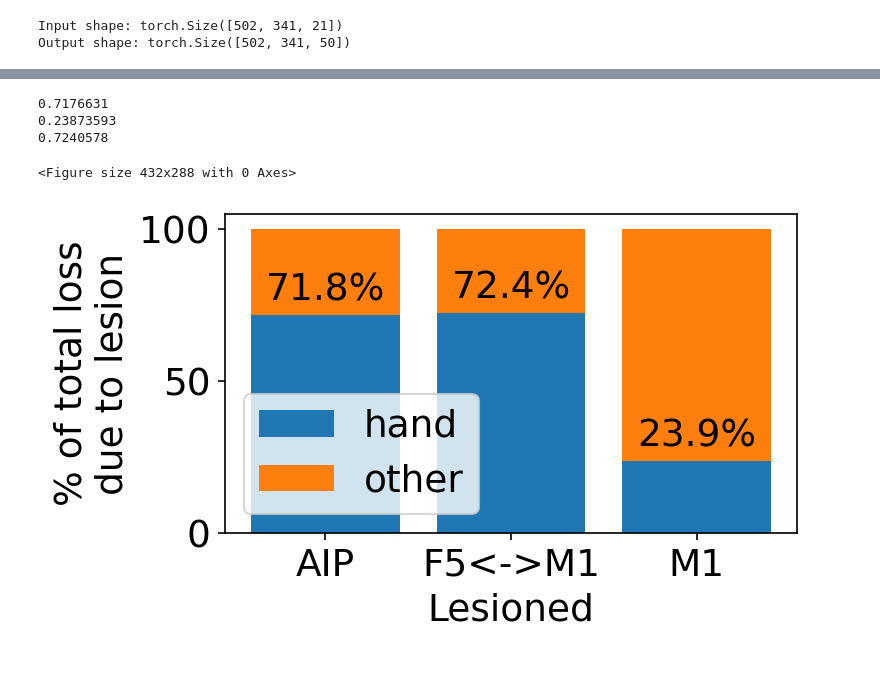
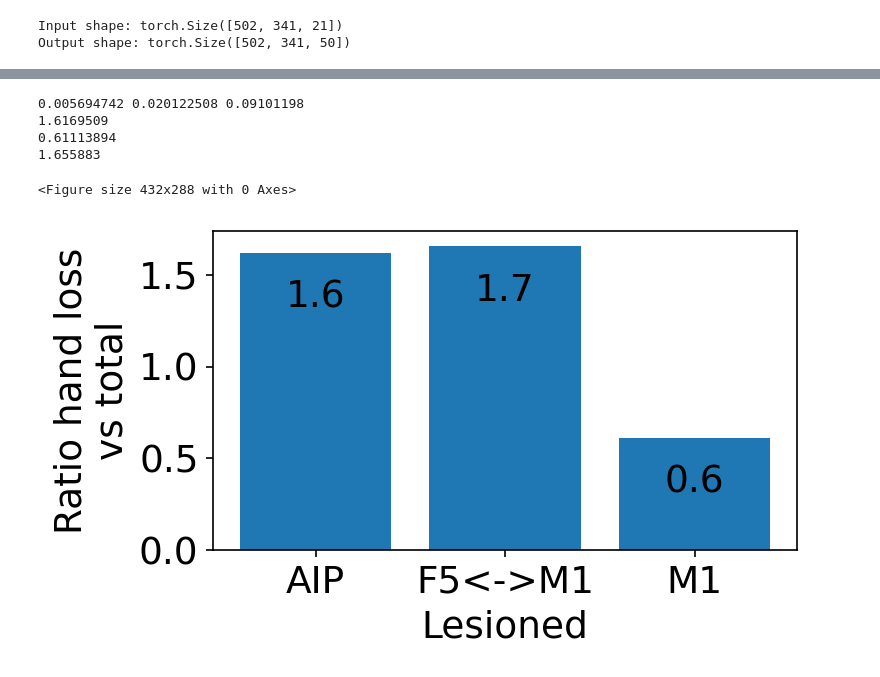
Before and after one commit to mmattb/coproc-poc, a Jupyter notebook: analyze_lesions.ipynb, the cells around one changed output, grey strips where cells are left out. Drawn from its saved outputs; the diff is of its cells as text; code cells hidden in the pictures.

```diff
--- a/analyze_lesions.ipynb
+++ b/analyze_lesions.ipynb
@@ -180,54 +180,58 @@ loss_func = torch.nn.MSELoss()
 
 losses_aip_hand = loss_func(pred_out_lesion_aip[:, :, hand_muscle_start_idx:], preds[:, :, hand_muscle_start_idx:]).cpu().detach().numpy()
 losses_aip_other = loss_func(pred_out_lesion_aip[:, :, :hand_muscle_start_idx], preds[:, :, :hand_muscle_start_idx]).cpu().detach().numpy()
+losses_aip_total = loss_func(pred_out_lesion_aip, preds).cpu().detach().numpy()
 
 losses_con_hand = loss_func(pred_out_lesion_con[:, :, hand_muscle_start_idx:], preds[:, :, hand_muscle_start_idx:]).cpu().detach().numpy()
 losses_con_other = loss_func(pred_out_lesion_con[:, :, :hand_muscle_start_idx], preds[:, :, :hand_muscle_start_idx]).cpu().detach().numpy()
+losses_con_total = loss_func(pred_out_lesion_con, preds).cpu().detach().numpy()
 
 losses_m1_hand = loss_func(pred_out_lesion_m1[:, :, hand_muscle_start_idx:], preds[:, :, hand_muscle_start_idx:]).cpu().detach().numpy()
 losses_m1_other = loss_func(pred_out_lesion_m1[:, :, :hand_muscle_start_idx], preds[:, :, :hand_muscle_start_idx]).cpu().detach().numpy()
+losses_m1_total = loss_func(pred_out_lesion_m1, preds).cpu().detach().numpy()
 
-hand_pct_aip = (losses_aip_hand / (losses_aip_hand + losses_aip_other))
-hand_pct_con = (losses_con_hand / (losses_con_hand + losses_con_other))
-hand_pct_m1 = (losses_m1_hand / (losses_m1_hand + losses_m1_other))
+
+hand_pct_aip = (losses_aip_hand / losses_aip_total)
+hand_pct_con = (losses_con_hand / losses_con_total)
+hand_pct_m1 = (losses_m1_hand / losses_m1_total)
 # %%
+print(losses_aip_total, losses_con_total, losses_m1_total)
+
 print(hand_pct_aip)
+print(hand_pct_con)
 print(hand_pct_m1)
-print(hand_pct_con)
 # %% [output]
-0.7176631
-0.23873593
-0.7240578
+0.005694742 0.020122508 0.09101198
+1.6169509
+0.61113894
+1.655883
 # %%
 
 plt.rc('font', size=18)
 plt.subplots_adjust(bottom=0.20, left=0.25, right=1.25, wspace=0.25)
 plt.figure(figsize=(5.5, 3.3), dpi=150)
 
 indxs = np.arange(3)
 
-hand_vals = np.array([hand_pct_aip, hand_pct_con, hand_pct_m1]) * 100.0
-other_vals = 100.0 - hand_vals
+hand_vals = np.array([hand_pct_aip, hand_pct_con, hand_pct_m1])
 
 series = plt.bar(indxs, hand_vals, label="hand")
-plt.bar(indxs, other_vals, label="other", bottom=hand_vals)
 
 for s in series:
     height = s.get_height()
-    plt.annotate('%0.1f%%' % height,
+    plt.annotate('%0.1f' % height,
       xy=(s.get_x() + s.get_width() / 2, height),
-      xytext=(0, 3), # 3 points vertical offset
+      xytext=(0, -30), # 3 points vertical offset
       textcoords="offset points",
       ha='center', va='bottom')
 
 plt.xticks(indxs, ["AIP", "F5<->M1", "M1"])
 plt.xlabel("Lesioned")
-plt.ylabel("% of total loss\ndue to lesion")
-plt.legend(loc="lower left")
+plt.ylabel("Ratio hand loss\nvs total")
 plt.tight_layout()
 
 plt.savefig('paper/figs/lesion_hand.pdf', format='pdf', dpi=150)
 plt.show()
 # %% [output]
 <Figure size 432x288 with 0 Axes>
-[figure, old version]
+[figure, new version]
```
Also changed, not shown: parts of 2 cells of this notebook, 7 other files.
